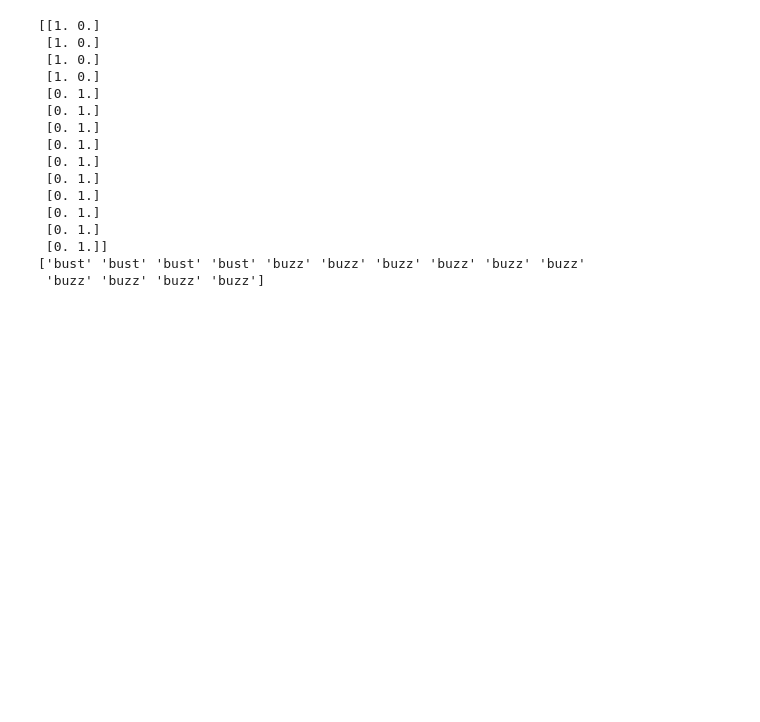
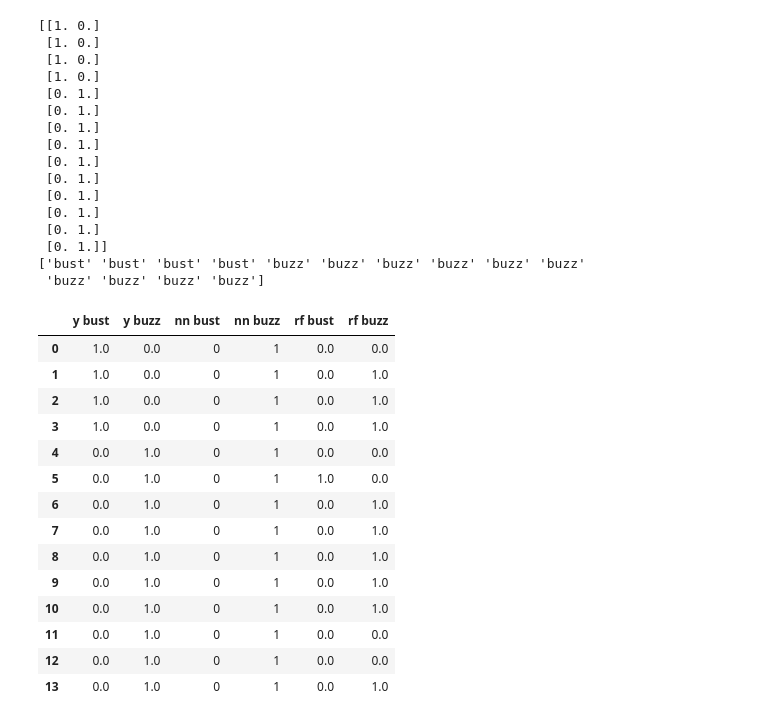
Before and after one commit to jvbonini/WhyExpat_site, a Jupyter notebook: ML_models.ipynb, the cells around one changed output. Saved outputs shown, nothing was run; the diff lists cells and outputs as text; code cells hidden in the pictures; blank space fills up the shorter version.

```diff
--- a/ML_models.ipynb
+++ b/ML_models.ipynb
@@ -700,6 +700,6 @@ y2_categorical = to_categorical(encoded_y2)
 # %%
 # import neural network model
 future_nn_pred = turnover_neural_model.predict(X2)
-nn_output = future_nn_pred
+nn_output = np.asarray(future_nn_pred, dtype=int)
 nn_output
 # %% [output]
@@ -812,0 +809,23 @@ x = [[0., 1.],
+# %%
+
+y_df = pd.DataFrame(y2_categorical, columns=['y bust','y buzz'])
+nn_df = pd.DataFrame(nn_output, columns=['nn bust','nn buzz'])
+rf_df = pd.DataFrame(rf_output, columns=['rf bust','rf buzz'])
+# %%
+pd.concat([y_df, nn_df, rf_df], axis = 1)
+# %% [output]
+|  | y bust | y buzz | nn bust | nn buzz | rf bust | rf buzz |
+| 0 | 1.0 | 0.0 | 0 | 1 | 0.0 | 0.0 |
+| 1 | 1.0 | 0.0 | 0 | 1 | 0.0 | 1.0 |
+| 2 | 1.0 | 0.0 | 0 | 1 | 0.0 | 1.0 |
+| 3 | 1.0 | 0.0 | 0 | 1 | 0.0 | 1.0 |
+| 4 | 0.0 | 1.0 | 0 | 1 | 0.0 | 0.0 |
+| 5 | 0.0 | 1.0 | 0 | 1 | 1.0 | 0.0 |
+| 6 | 0.0 | 1.0 | 0 | 1 | 0.0 | 1.0 |
+| 7 | 0.0 | 1.0 | 0 | 1 | 0.0 | 1.0 |
+| 8 | 0.0 | 1.0 | 0 | 1 | 0.0 | 1.0 |
+| 9 | 0.0 | 1.0 | 0 | 1 | 0.0 | 1.0 |
+| 10 | 0.0 | 1.0 | 0 | 1 | 0.0 | 1.0 |
+| 11 | 0.0 | 1.0 | 0 | 1 | 0.0 | 0.0 |
+| 12 | 0.0 | 1.0 | 0 | 1 | 0.0 | 0.0 |
+| 13 | 0.0 | 1.0 | 0 | 1 | 0.0 | 1.0 |
```
Also changed, not shown: parts of 17 cells of this notebook.
